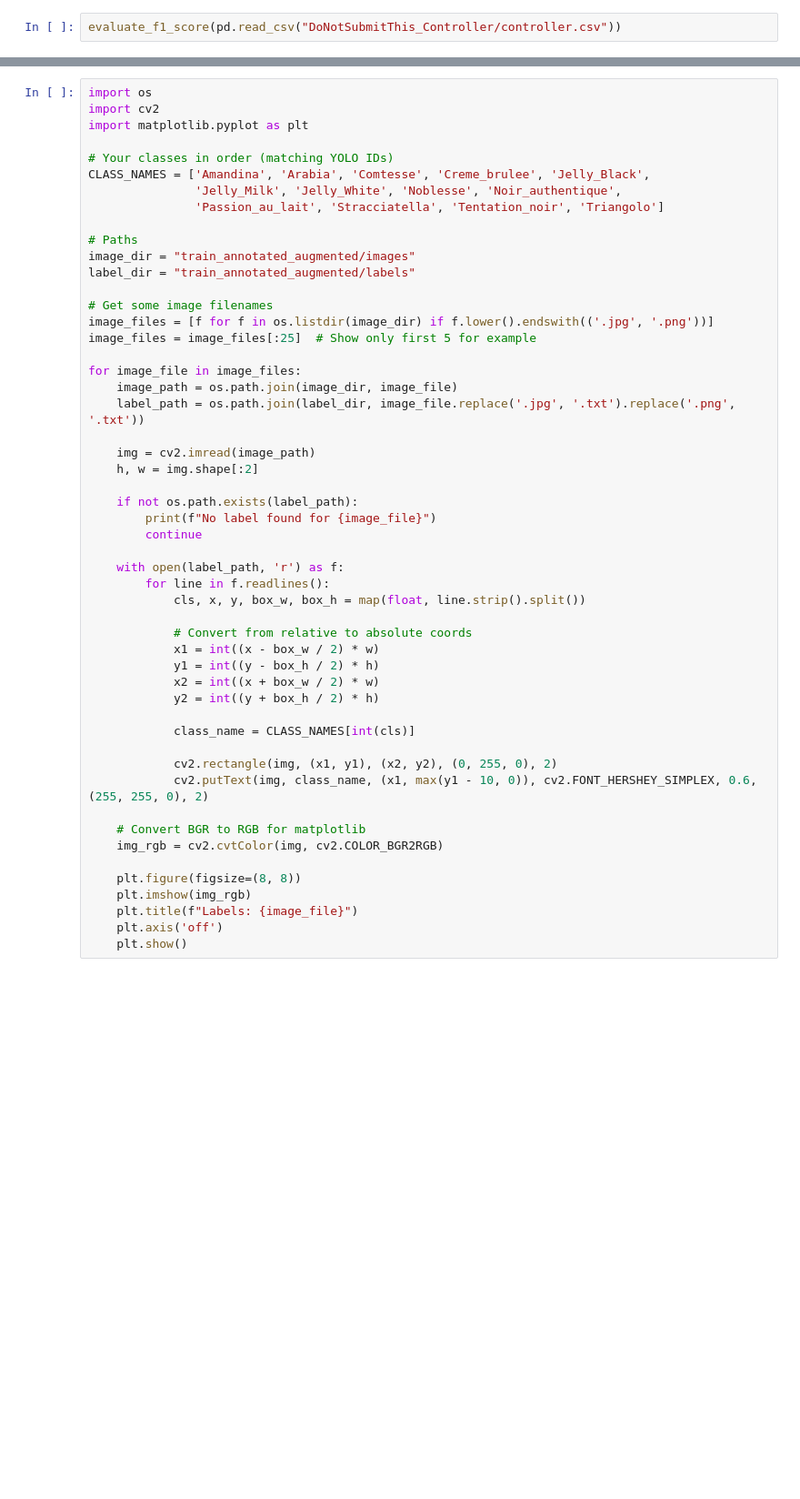
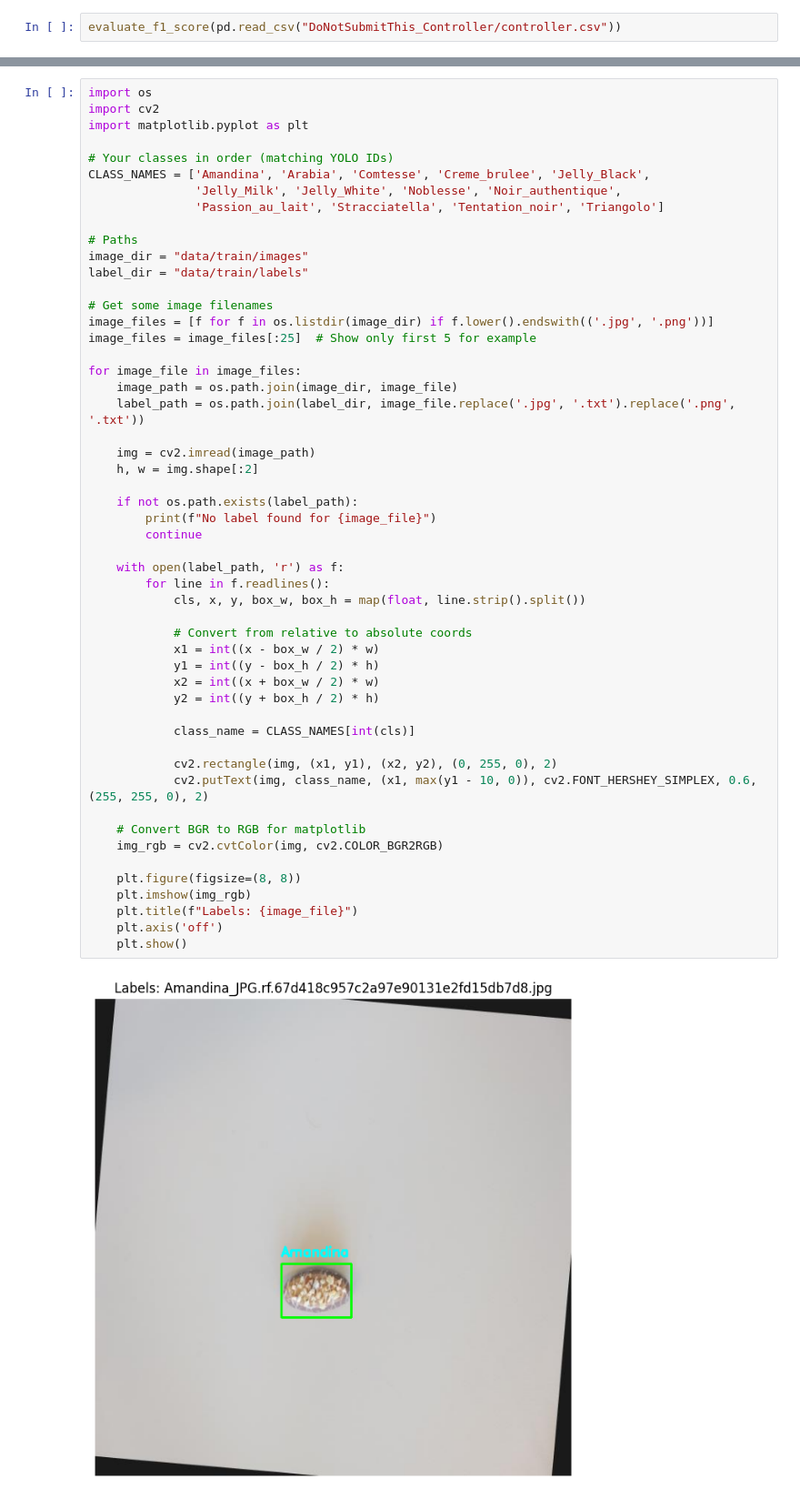
Before and after one commit to AaronDinesh/EE-451, a Jupyter notebook: project/report.ipynb, the cells around one changed output, grey strips where cells are left out. Shown at 91% size. Cells and saved outputs as stored; diff of their text form; blank space fills up the shorter version.

```diff
--- a/project/report.ipynb
+++ b/project/report.ipynb
@@ -161,8 +200,8 @@ CLASS_NAMES = ['Amandina', 'Arabia', 'Comtesse', 'Creme_brulee', 'Jelly_Black',
                'Passion_au_lait', 'Stracciatella', 'Tentation_noir', 'Triangolo']
 
 # Paths
-image_dir = "train_annotated_augmented/images"
-label_dir = "train_annotated_augmented/labels"
+image_dir = "data/train/images"
+label_dir = "data/train/labels"
 
 # Get some image filenames
 image_files = [f for f in os.listdir(image_dir) if f.lower().endswith(('.jpg', '.png'))]
@@ -175,30 +214,32 @@ for image_file in image_files:
     img = cv2.imread(image_path)
     h, w = img.shape[:2]
 
     if not os.path.exists(label_path):
         print(f"No label found for {image_file}")
         continue
 
     with open(label_path, 'r') as f:
         for line in f.readlines():
             cls, x, y, box_w, box_h = map(float, line.strip().split())
 
             # Convert from relative to absolute coords
             x1 = int((x - box_w / 2) * w)
             y1 = int((y - box_h / 2) * h)
             x2 = int((x + box_w / 2) * w)
             y2 = int((y + box_h / 2) * h)
 
             class_name = CLASS_NAMES[int(cls)]
 
             cv2.rectangle(img, (x1, y1), (x2, y2), (0, 255, 0), 2)
             cv2.putText(img, class_name, (x1, max(y1 - 10, 0)), cv2.FONT_HERSHEY_SIMPLEX, 0.6, (255, 255, 0), 2)
 
     # Convert BGR to RGB for matplotlib
     img_rgb = cv2.cvtColor(img, cv2.COLOR_BGR2RGB)
 
     plt.figure(figsize=(8, 8))
     plt.imshow(img_rgb)
     plt.title(f"Labels: {image_file}")
     plt.axis('off')
     plt.show()
+# %% [output]
+[figure, added]
```
Also changed, not shown: parts of 13 cells of this notebook, 1 other file.
